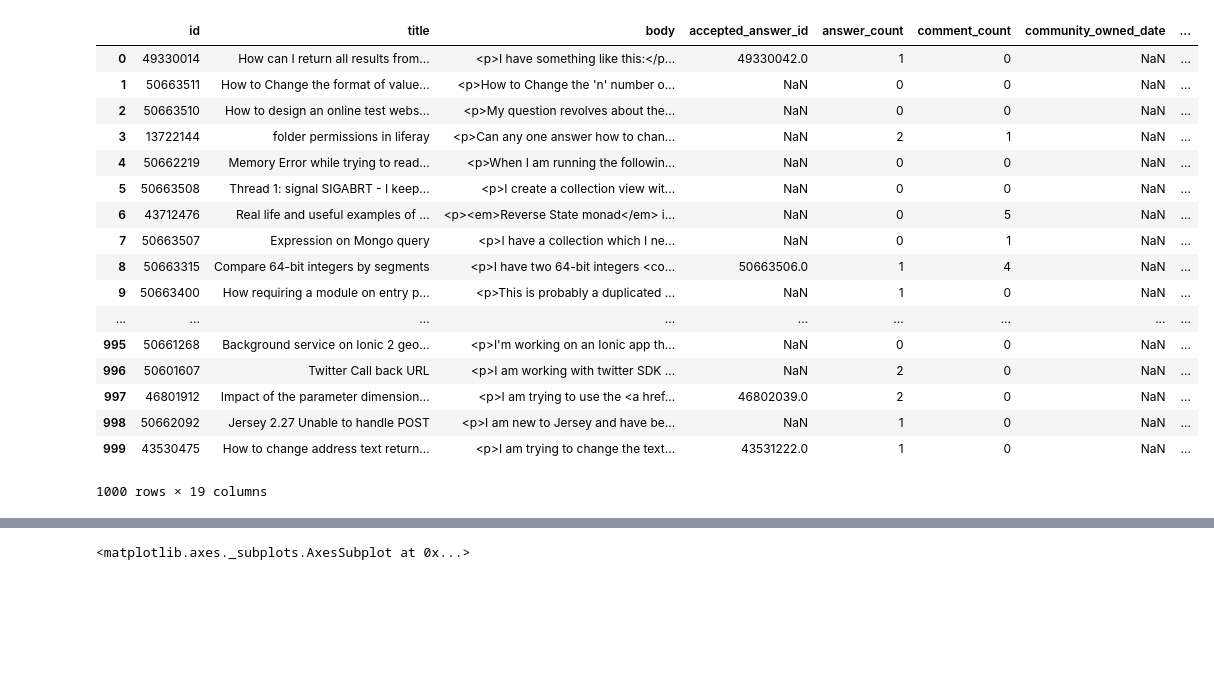
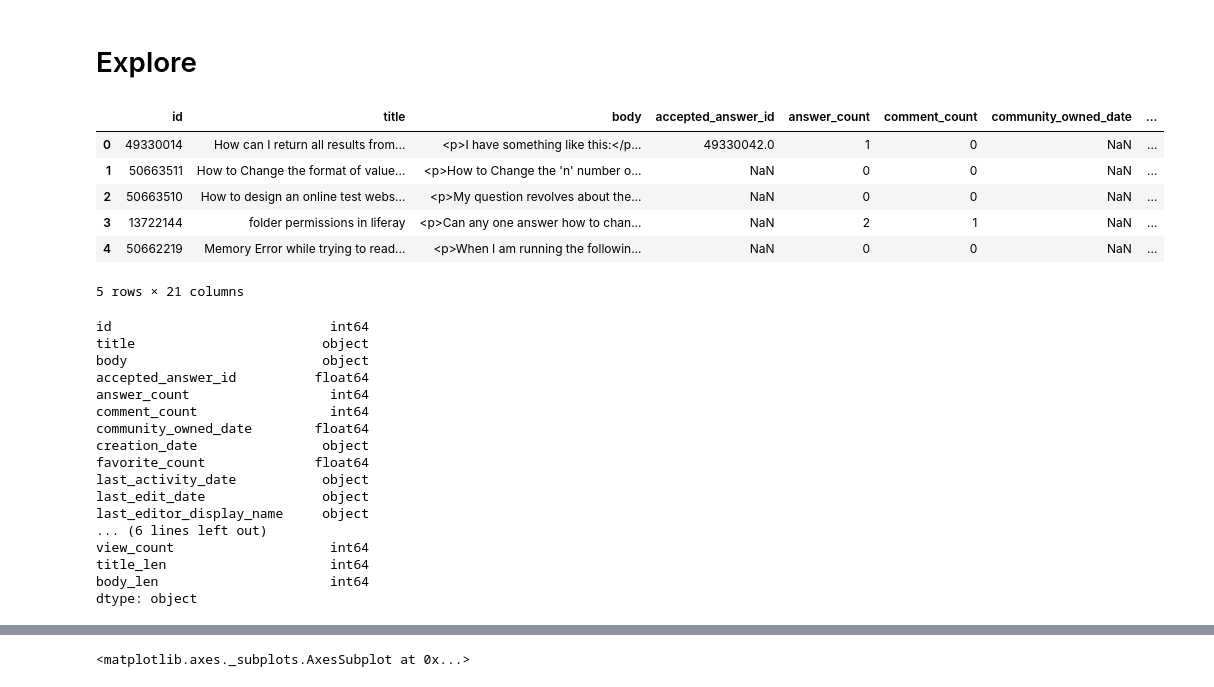
Before and after one commit to ashishsingal1/frolic, a Jupyter notebook: nb/basic-model.ipynb, the cells around one changed output, grey strips where cells are left out. Saved outputs shown, nothing was run; the diff lists cells and outputs as text; code cells hidden in the pictures; blank space fills up the shorter version.

```diff
--- a/nb/basic-model.ipynb
+++ b/nb/basic-model.ipynb
@@ -8,24 +8,35 @@ warnings.filterwarnings("ignore")
 %matplotlib inline
 # %%
 df = pd.read_csv('../data/tmp.csv')
+# %% [markdown]
+# Explore
 # %%
-df
+df.head()
 # %% [output]
 |  | id | title | body | accepted_answer_id | answer_count | comment_count | community_owned_date | ... |
 | 0 | 49330014 | How can I return all results from... | <p>I have something like this:</p... | 49330042.0 | 1 | 0 | NaN | ... |
 | 1 | 50663511 | How to Change the format of value... | <p>How to Change the 'n' number o... | NaN | 0 | 0 | NaN | ... |
 | 2 | 50663510 | How to design an online test webs... | <p>My question revolves about the... | NaN | 0 | 0 | NaN | ... |
 | 3 | 13722144 | folder permissions in liferay | <p>Can any one answer how to chan... | NaN | 2 | 1 | NaN | ... |
 | 4 | 50662219 | Memory Error while trying to read... | <p>When I am running the followin... | NaN | 0 | 0 | NaN | ... |
-| 5 | 50663508 | Thread 1: signal SIGABRT - I keep... | <p>I create a collection view wit... | NaN | 0 | 0 | NaN | ... |
-| 6 | 43712476 | Real life and useful examples of ... | <p><em>Reverse State monad</em> i... | NaN | 0 | 5 | NaN | ... |
-| 7 | 50663507 | Expression on Mongo query | <p>I have a collection which I ne... | NaN | 0 | 1 | NaN | ... |
-| 8 | 50663315 | Compare 64-bit integers by segments | <p>I have two 64-bit integers <co... | 50663506.0 | 1 | 4 | NaN | ... |
-| 9 | 50663400 | How requiring a module on entry p... | <p>This is probably a duplicated ... | NaN | 1 | 0 | NaN | ... |
-| ... | ... | ... | ... | ... | ... | ... | ... | ... |
-| 995 | 50661268 | Background service on Ionic 2 geo... | <p>I'm working on an Ionic app th... | NaN | 0 | 0 | NaN | ... |
-| 996 | 50601607 | Twitter Call back URL | <p>I am working with twitter SDK ... | NaN | 2 | 0 | NaN | ... |
-| 997 | 46801912 | Impact of the parameter dimension... | <p>I am trying to use the <a href... | 46802039.0 | 2 | 0 | NaN | ... |
-| 998 | 50662092 | Jersey 2.27 Unable to handle POST | <p>I am new to Jersey and have be... | NaN | 1 | 0 | NaN | ... |
-| 999 | 43530475 | How to change address text return... | <p>I am trying to change the text... | 43531222.0 | 1 | 0 | NaN | ... |
-1000 rows × 19 columns
+5 rows × 21 columns
+# %%
+df.dtypes
+# %% [output]
+id                            int64
+title                        object
+body                         object
+accepted_answer_id          float64
+answer_count                  int64
+comment_count                 int64
+community_owned_date        float64
+creation_date                object
+favorite_count              float64
+last_activity_date           object
+last_edit_date               object
+last_editor_display_name     object
+... (6 lines left out)
+view_count                    int64
+title_len                     int64
+body_len                      int64
+dtype: object
```
Also changed, not shown: parts of 9 cells of this notebook, 2 other files.
